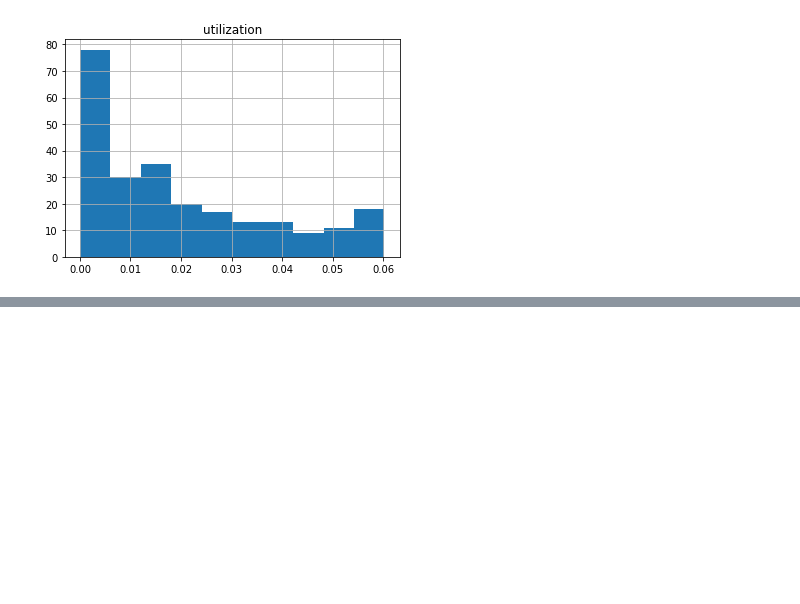
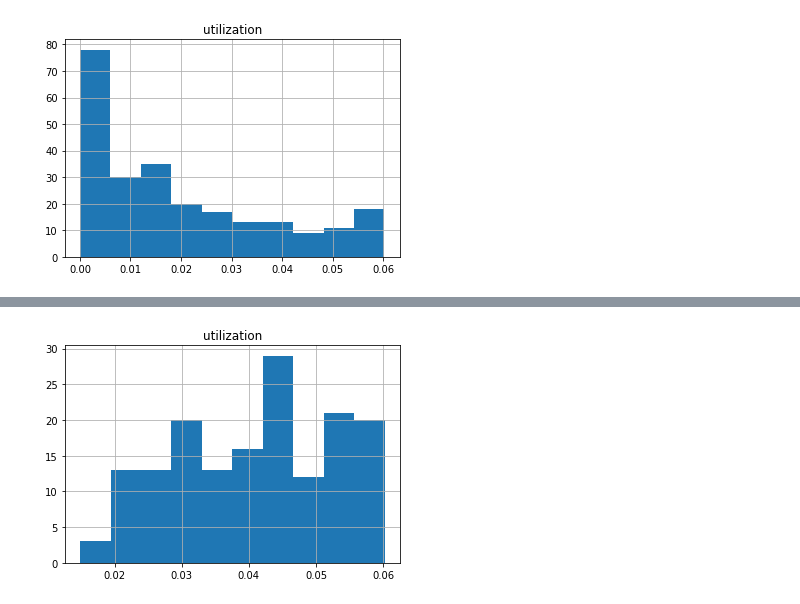
Before and after one commit to AnoopRKulkarni/evci_tool, a Jupyter notebook: 03_analysis.ipynb, the cells around one changed output, grey strips where cells are left out. Saved outputs shown, nothing was run; the diff lists cells and outputs as text; code cells hidden in the pictures; blank space fills up the shorter version.

```diff
--- a/03_analysis.ipynb
+++ b/03_analysis.ipynb
@@ -242,0 +295,5 @@ array([[<AxesSubplot:title={'center':'unserviced'}>]], dtype=object)
+# %%
+# after clustering
+s_u_df.hist(column='utilization');
+# %% [output]
+[figure, added]
```
Also changed, not shown: parts of 6 cells of this notebook, 7 other files.
